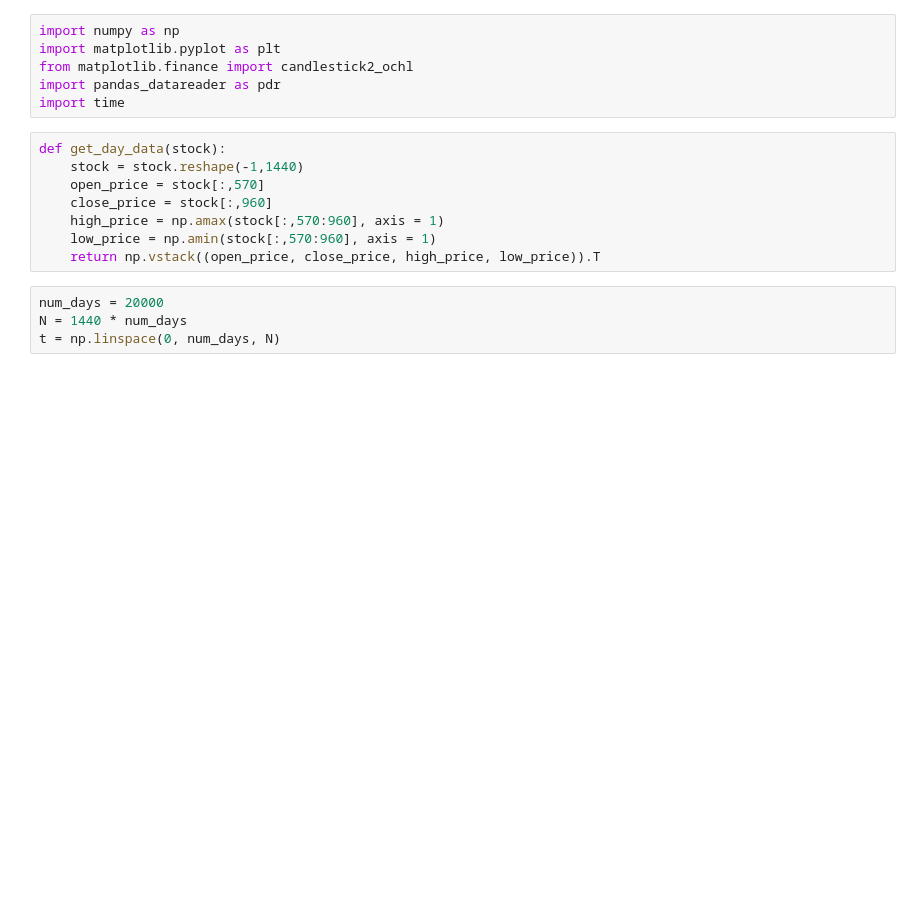
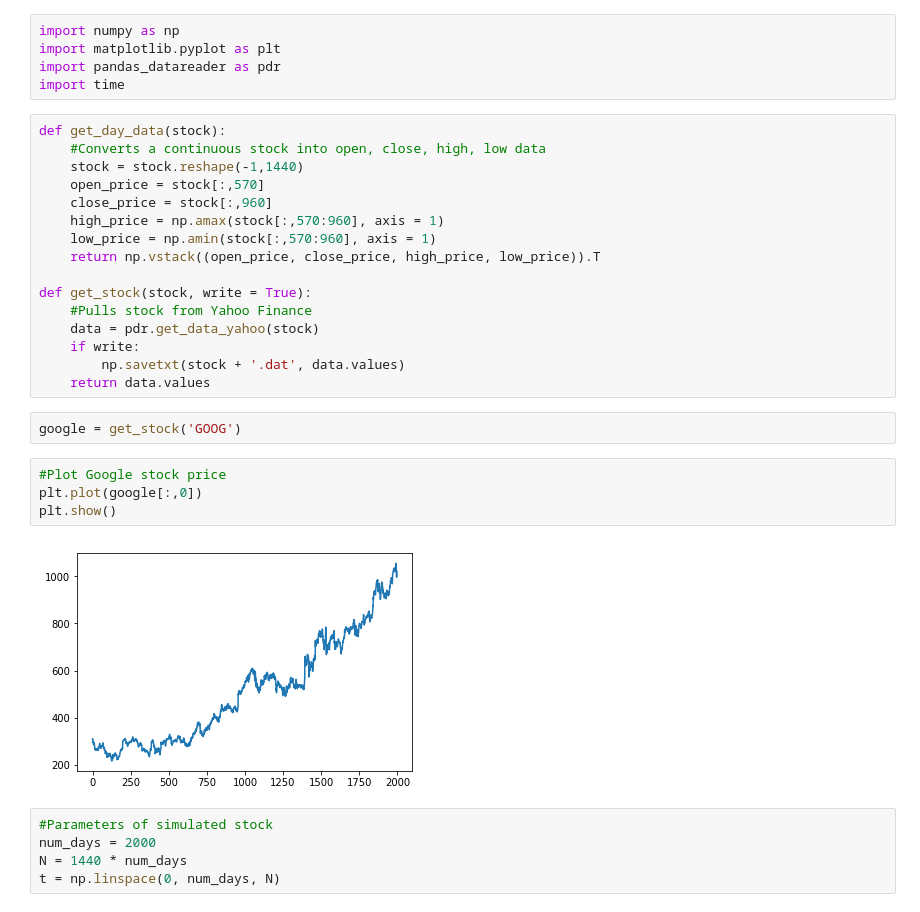
Before and after one commit to bmetherall/Machine_Learning_Stocks, a Jupyter notebook: ML_Stocks.ipynb, the cells around one changed output. Cells and saved outputs as stored; diff of their text form; blank space fills up the shorter version.

```diff
--- a/ML_Stocks.ipynb
+++ b/ML_Stocks.ipynb
@@ -1,19 +1,35 @@
 # %%
 import numpy as np
 import matplotlib.pyplot as plt
-from matplotlib.finance import candlestick2_ochl
 import pandas_datareader as pdr
 import time
 # %%
 def get_day_data(stock):
+    #Converts a continuous stock into open, close, high, low data
     stock = stock.reshape(-1,1440)
     open_price = stock[:,570]
     close_price = stock[:,960]
     high_price = np.amax(stock[:,570:960], axis = 1)
     low_price = np.amin(stock[:,570:960], axis = 1)
     return np.vstack((open_price, close_price, high_price, low_price)).T
+
+def get_stock(stock, write = True):
+    #Pulls stock from Yahoo Finance
+    data = pdr.get_data_yahoo(stock)
+    if write:
+        np.savetxt(stock + '.dat', data.values)
+    return data.values
+# %%
+google = get_stock('GOOG')
+# %%
+#Plot Google stock price
+plt.plot(google[:,0])
+plt.show()
+# %% [output]
+[figure, added]
 # %%
-num_days = 20000
+#Parameters of simulated stock
+num_days = 2000
 N = 1440 * num_days
 t = np.linspace(0, num_days, N)
 # %%
```
Also changed, not shown: parts of 22 cells of this notebook, 5 other files.
